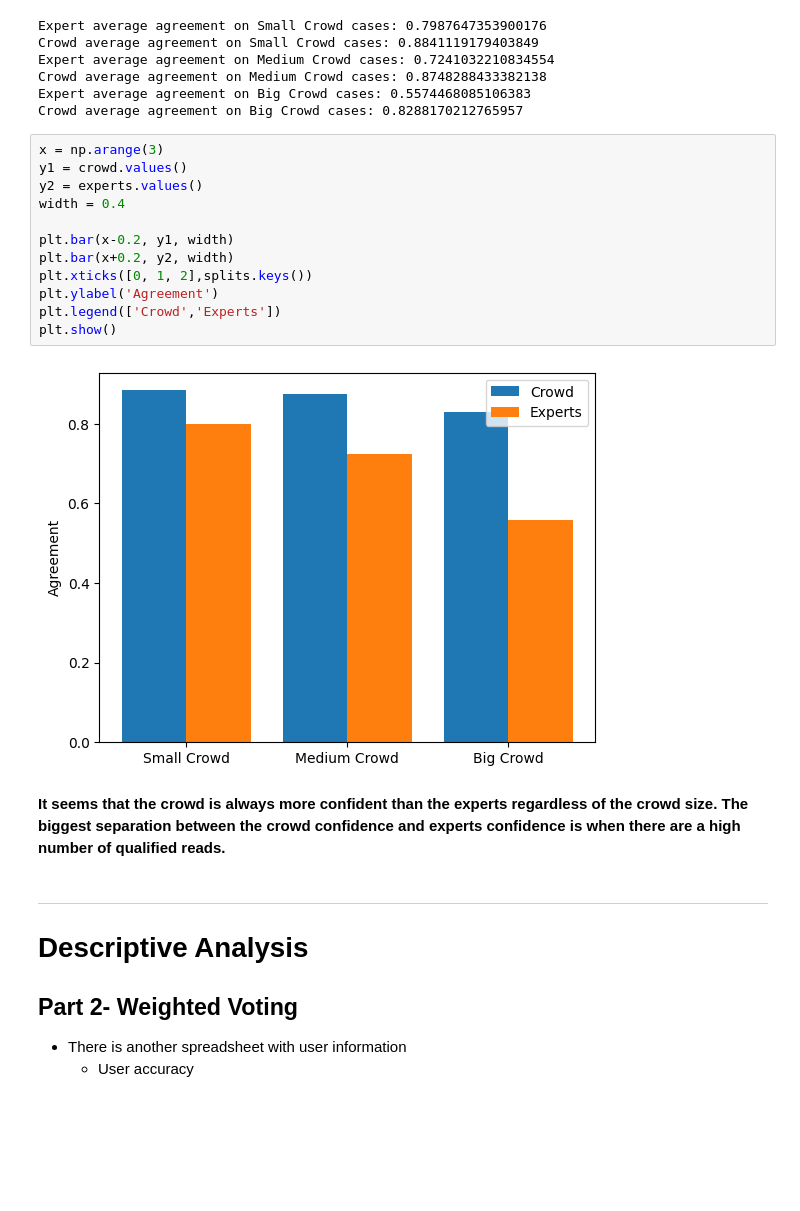
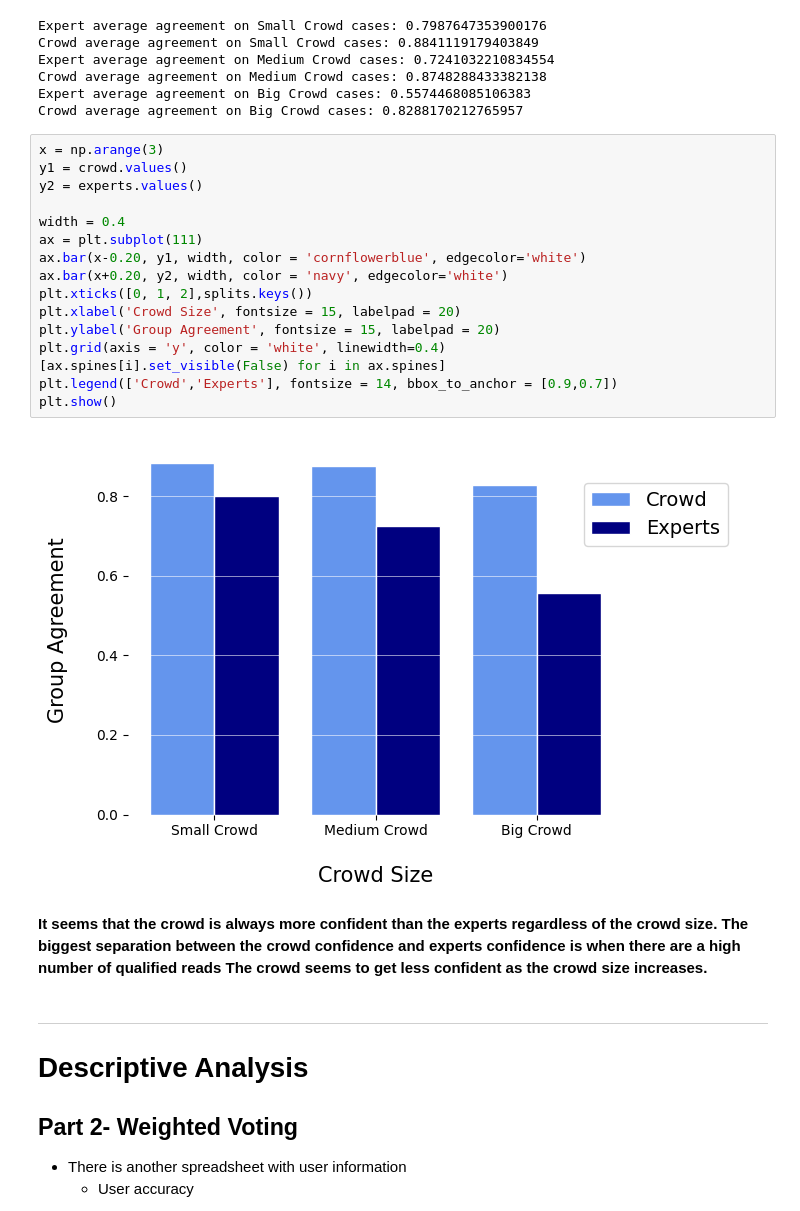
Before and after one commit to Pschnizer/OpenAvenues, a Jupyter notebook: Work.ipynb, the cells around one changed output. Saved outputs shown, nothing was run; the diff lists cells and outputs as text; blank space fills up the shorter version.

```diff
--- a/Work.ipynb
+++ b/Work.ipynb
@@ -308,19 +319,23 @@ Crowd average agreement on Big Crowd cases: 0.8288170212765957
 # %%
 x = np.arange(3)
 y1 = crowd.values()
 y2 = experts.values()
+
 width = 0.4
-
-plt.bar(x-0.2, y1, width)
-plt.bar(x+0.2, y2, width)
+ax = plt.subplot(111)
+ax.bar(x-0.20, y1, width, color = 'cornflowerblue', edgecolor='white')
+ax.bar(x+0.20, y2, width, color = 'navy', edgecolor='white')
 plt.xticks([0, 1, 2],splits.keys())
-plt.ylabel('Agreement')
-plt.legend(['Crowd','Experts'])
+plt.xlabel('Crowd Size', fontsize = 15, labelpad = 20)
+plt.ylabel('Group Agreement', fontsize = 15, labelpad = 20)
+plt.grid(axis = 'y', color = 'white', linewidth=0.4)
+[ax.spines[i].set_visible(False) for i in ax.spines]
+plt.legend(['Crowd','Experts'], fontsize = 14, bbox_to_anchor = [0.9,0.7])
 plt.show()
 # %% [output]
-[figure, old version]
+[figure, new version]
 # %% [markdown]
-**It seems that the crowd is always more confident than the experts regardless of the crowd size. The biggest separation between the crowd confidence and experts confidence is when there are a high number of qualified reads.**
+**It seems that the crowd is always more confident than the experts regardless of the crowd size. The biggest separation between the crowd confidence and experts confidence is when there are a high number of qualified reads The crowd seems to get less confident as the crowd size increases.**
 # %% [markdown]
 ---
 # Descriptive Analysis
```
Also changed, not shown: parts of 38 cells of this notebook.
